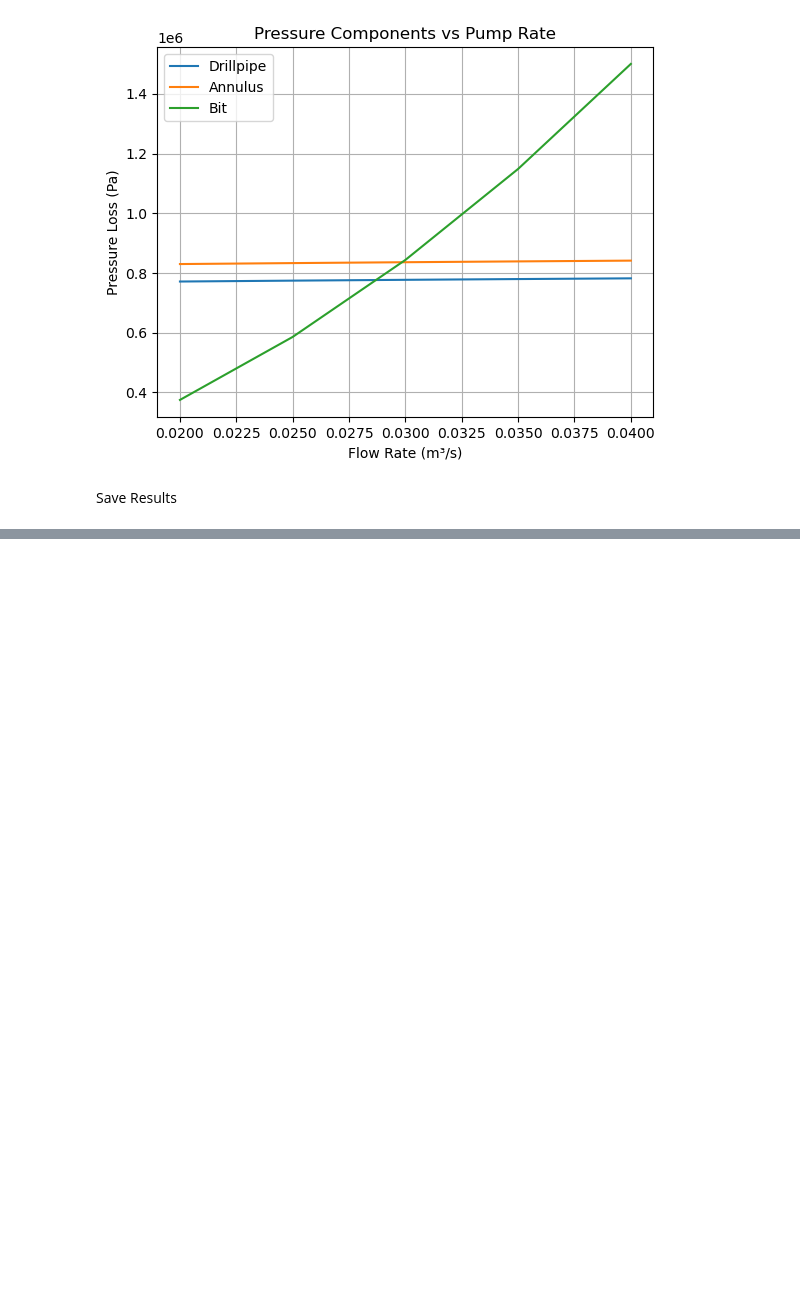
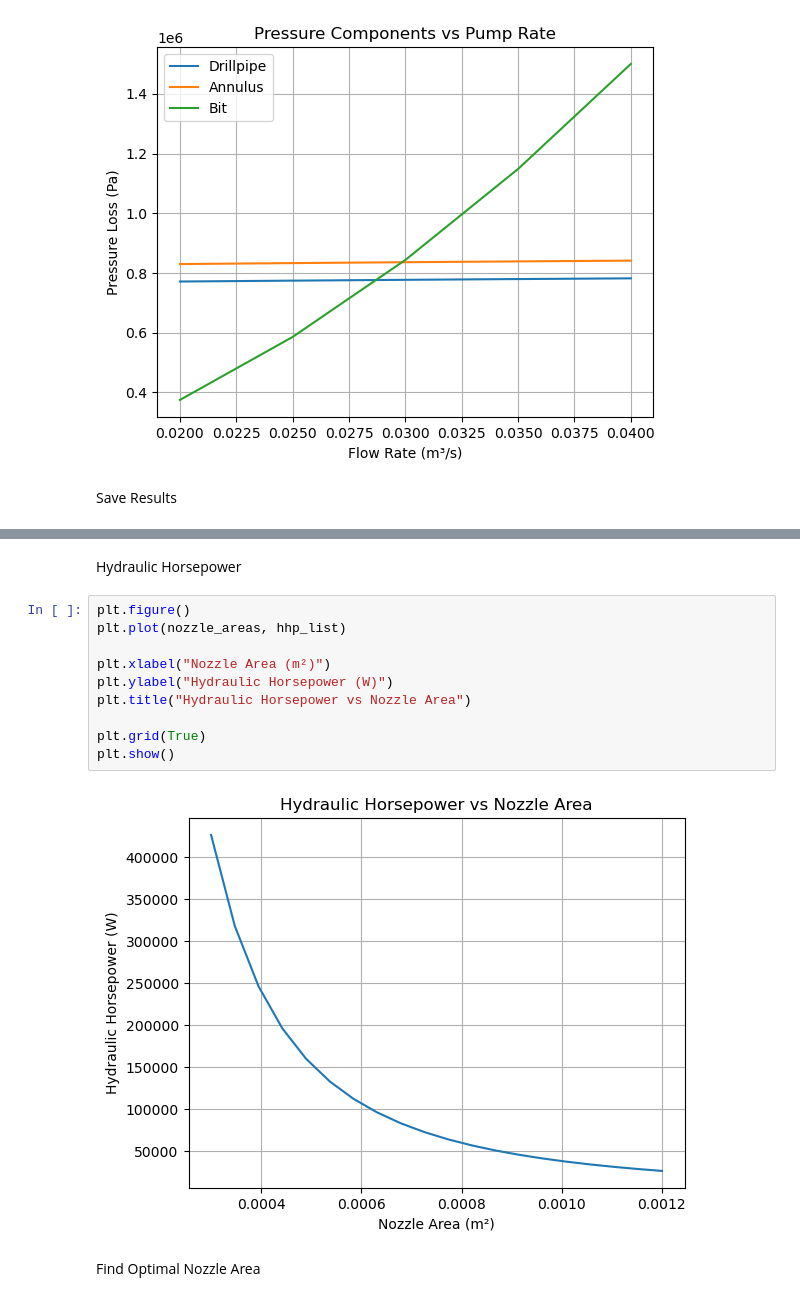
Before and after one commit to Bobi3828/drilling-analytics-engine, a Jupyter notebook: week_04_full_system/notebooks/full_system_analysis.ipynb, the cells around one changed output, grey strips where cells are left out. Drawn from its saved outputs; the diff is of its cells as text; blank space fills up the shorter version.

```diff
--- a/week_04_full_system/notebooks/full_system_analysis.ipynb
+++ b/week_04_full_system/notebooks/full_system_analysis.ipynb
@@ -424,0 +483,16 @@ results.to_csv("../results/spp_vs_flow.csv", index=False)
+# %% [markdown]
+Hydraulic Horsepower
+# %%
+plt.figure()
+plt.plot(nozzle_areas, hhp_list)
+
+plt.xlabel("Nozzle Area (m²)")
+plt.ylabel("Hydraulic Horsepower (W)")
+plt.title("Hydraulic Horsepower vs Nozzle Area")
+
+plt.grid(True)
+plt.show()
+# %% [output]
+[figure, added]
+# %% [markdown]
+Find Optimal Nozzle Area
```
Also changed, not shown: parts of 16 cells of this notebook, 3 other files.
